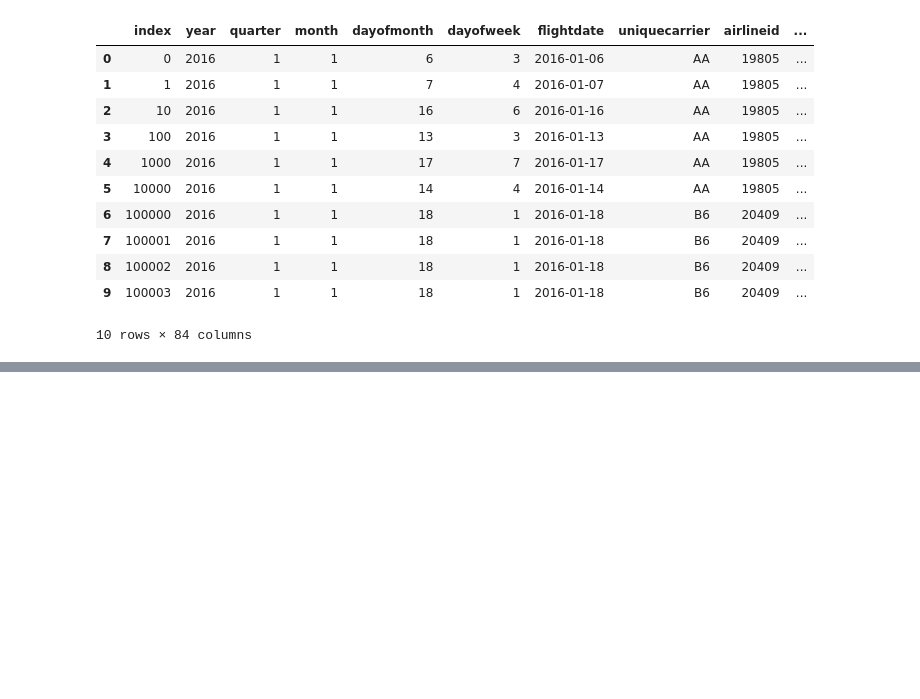
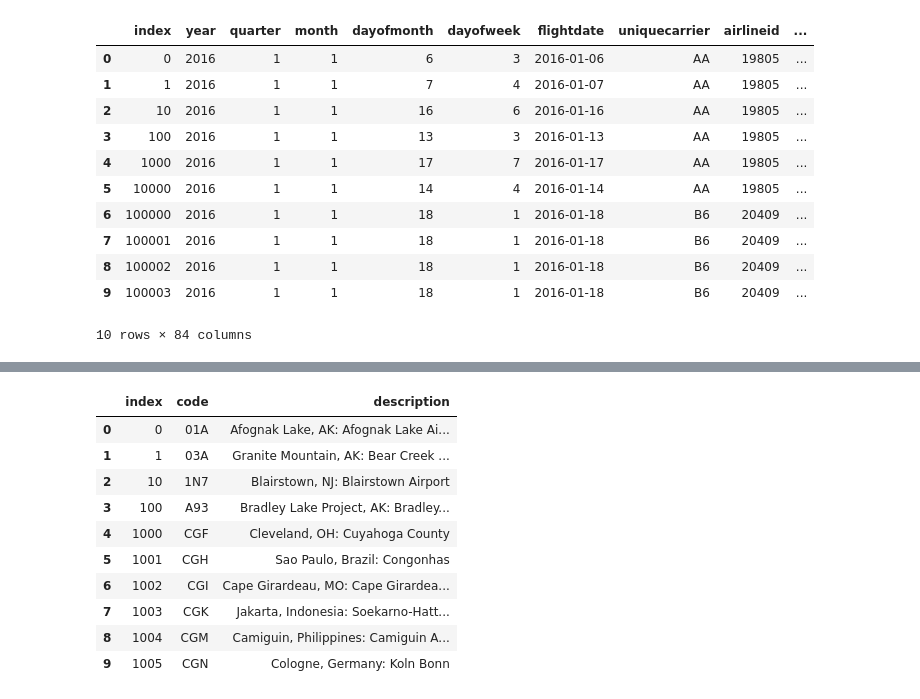
Before and after one commit to fausa/ADS508, a Jupyter notebook: Susy_EDA.ipynb, the cells around one changed output, grey strips where cells are left out. Saved outputs shown, nothing was run; the diff lists cells and outputs as text; code cells hidden in the pictures; blank space fills up the shorter version.

```diff
--- a/Susy_EDA.ipynb
+++ b/Susy_EDA.ipynb
@@ -255,0 +288,15 @@ FROM dsoaws.amazon_reviews_tsv
+# %%
+query_airportcode = "SELECT * FROM {}.{} ORDER BY Index asc LIMIT 10".format(database_name, table_name_airportCodes)
+pd.read_sql(query_airportcode, conn)
+# %% [output]
+|  | index | code | description |
+| 0 | 0 | 01A | Afognak Lake, AK: Afognak Lake Ai... |
+| 1 | 1 | 03A | Granite Mountain, AK: Bear Creek ... |
+| 2 | 10 | 1N7 | Blairstown, NJ: Blairstown Airport |
+| 3 | 100 | A93 | Bradley Lake Project, AK: Bradley... |
+| 4 | 1000 | CGF | Cleveland, OH: Cuyahoga County |
+| 5 | 1001 | CGH | Sao Paulo, Brazil: Congonhas |
+| 6 | 1002 | CGI | Cape Girardeau, MO: Cape Girardea... |
+| 7 | 1003 | CGK | Jakarta, Indonesia: Soekarno-Hatt... |
+| 8 | 1004 | CGM | Camiguin, Philippines: Camiguin A... |
+| 9 | 1005 | CGN | Cologne, Germany: Koln Bonn |
```
Also changed, not shown: parts of 13 cells of this notebook.
